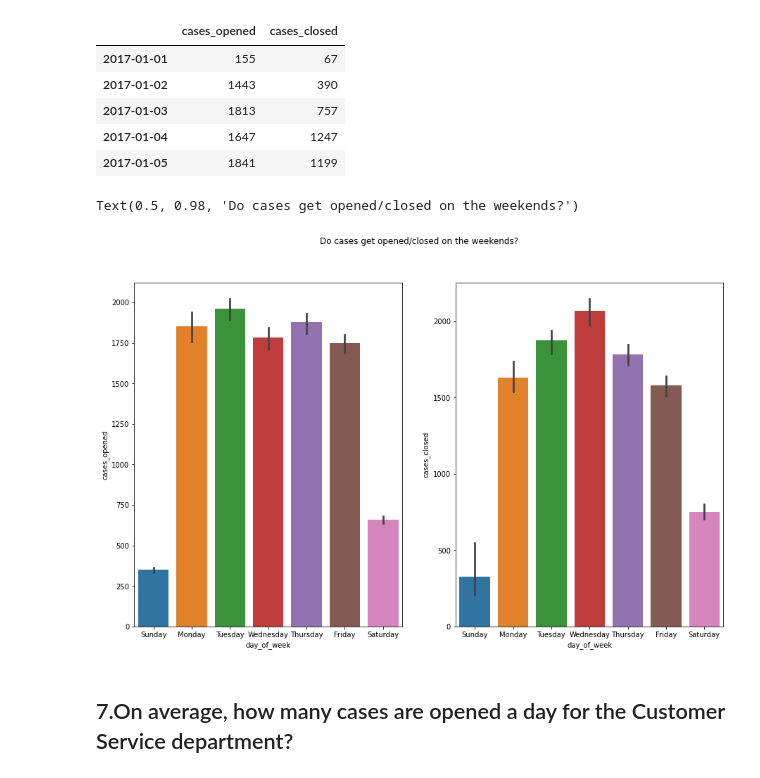
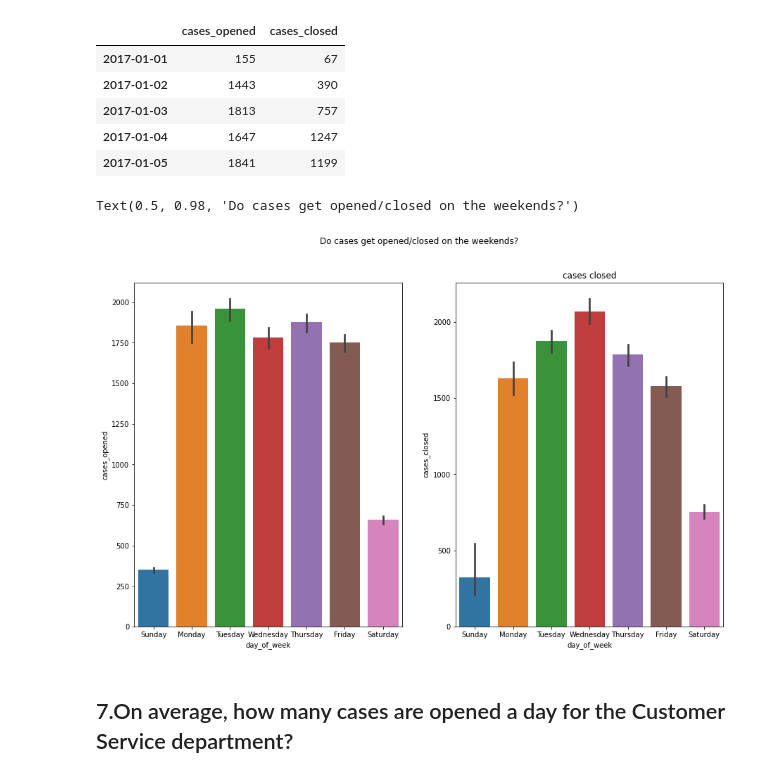
Before and after one commit to guedanie/distributed-ml, a Jupyter notebook: explore.ipynb, the cells around one changed output. Saved outputs shown, nothing was run; the diff lists cells and outputs as text; code cells hidden in the pictures.

```diff
--- a/explore.ipynb
+++ b/explore.ipynb
@@ -230,16 +230,18 @@ ts["day_of_week"] = ts.index.day_name()
 # %%
 f, axes = plt.subplots(1,2, figsize=(15, 9))
 
 sns.barplot(data=ts, x="day_of_week", y="cases_opened", ax=axes[0])
+plt.title("cases opened")
 sns.barplot(data=ts, x="day_of_week", y="cases_closed", ax=axes[1])
+plt.title("cases closed")
 
 plt.suptitle("Do cases get opened/closed on the weekends?")
 
 # It seems that cases do still get opened/closed on the weekends, but
 # at a much smaller rate
 # %% [output]
 Text(0.5, 0.98, 'Do cases get opened/closed on the weekends?')
-[figure, old version]
+[figure, new version]
 # %% [markdown]
 ## 7.On average, how many cases are opened a day for the Customer Service department?
 # %%
```
Also changed, not shown: parts of 2 cells of this notebook.
